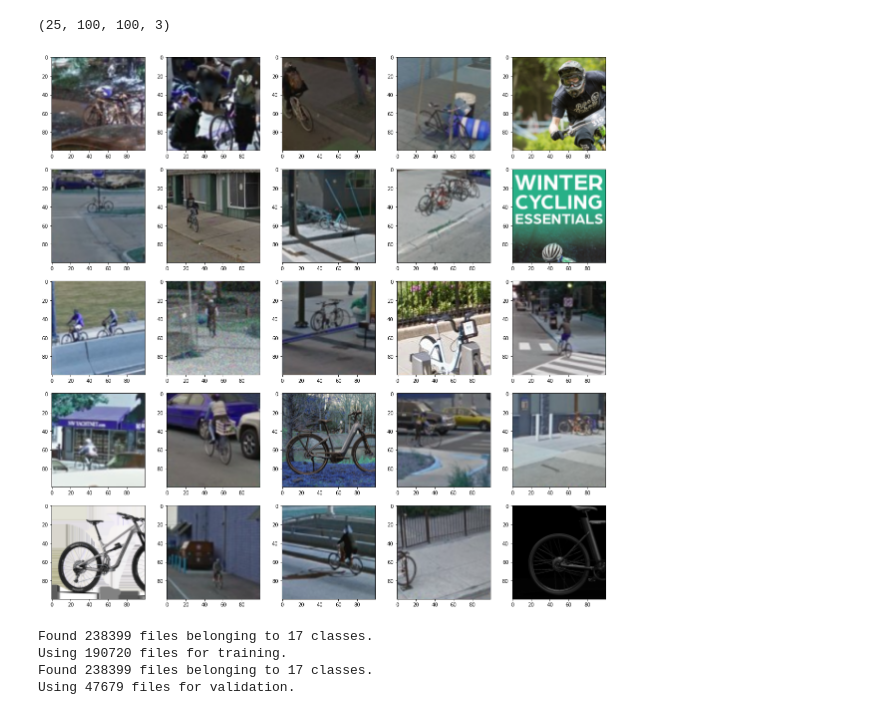
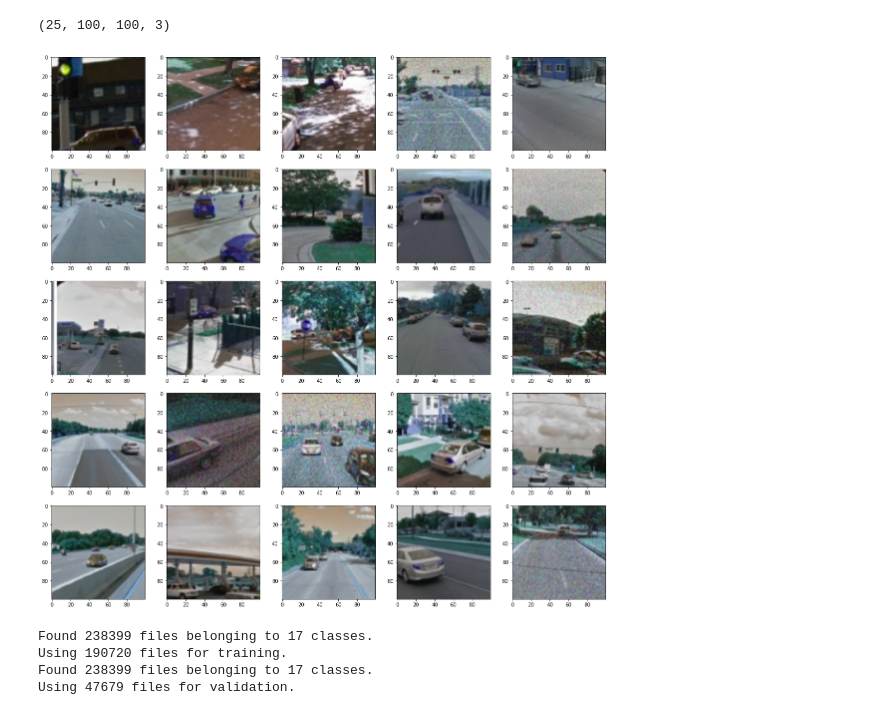
Before and after one commit to toastytato/CAPTCHA_Solver, a Jupyter notebook: Backend/transfer.ipynb, the cells around one changed output. Saved outputs shown, nothing was run; the diff lists cells and outputs as text; code cells hidden in the pictures.

```diff
--- a/Backend/transfer.ipynb
+++ b/Backend/transfer.ipynb
@@ -37,31 +35,31 @@ def get_labels(images, label):
 # %%
 # from helper import get_formatted_images, get_labels
 
-picture = 'Bicycle'
+picture = 'Car'
 
 #path = 'G:\\My Drive\\School\\6. Spring 2022\\EE379K - COMPUTER VISION\\CAPTCHA Solver\\archive\\Recaptcha Dataset\\Bicycle'
 path = '/Users/andrewwhitaker/Downloads/Recaptcha Dataset/' + picture
 
 num_imgs = 100
 plt.figure(figsize=(20, 20))
 
 # bicycle:
 images = get_formatted_images(path, cnt=num_imgs)
 labels = get_labels(images, picture)
 test_images = []
 
 for i, img in enumerate(images[:25]):
     dim = (100, 100)
     resized = cv2.resize(img, dim, interpolation = cv2.INTER_AREA)
     test_images.append(resized)
     plt.subplot(5, 5, i+1)
     plt.imshow(resized, cmap='gray')
 
 test_images = np.array(test_images)
 print(test_images.shape)
 # %% [output]
 (25, 100, 100, 3)
-[figure, old version]
+[figure, new version]
 # %%
 batch_size = 32
 img_height = 100
```
Also changed, not shown: parts of 15 cells of this notebook, 4 other files.
